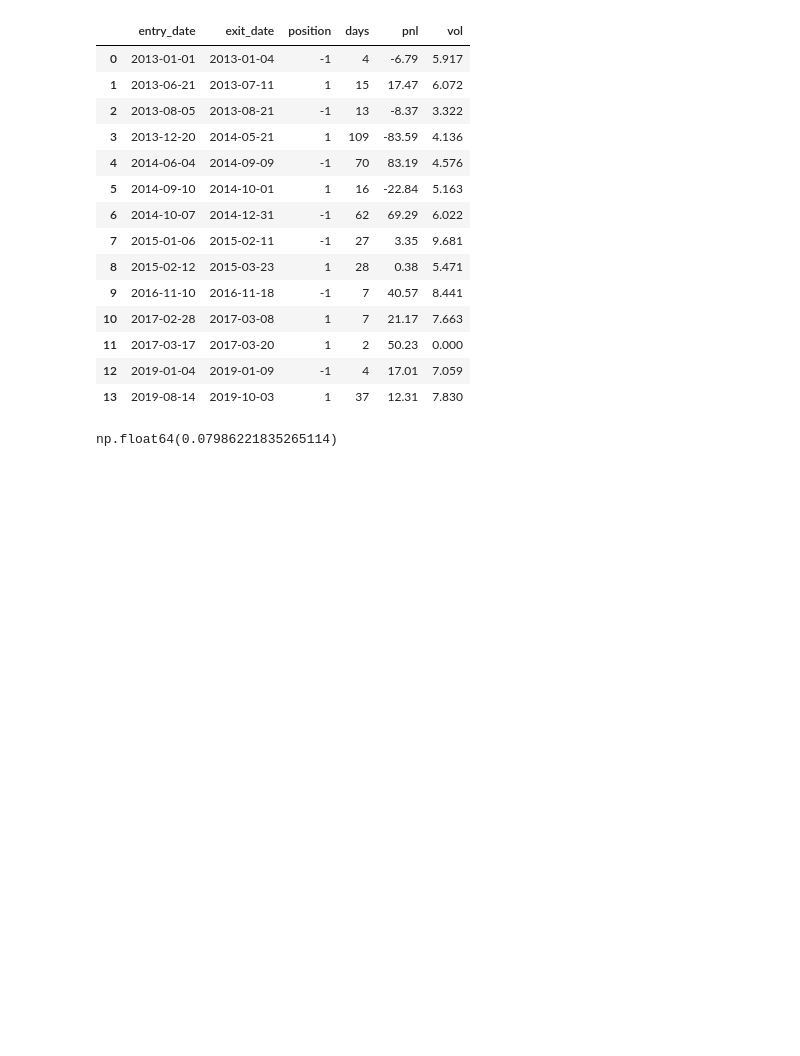
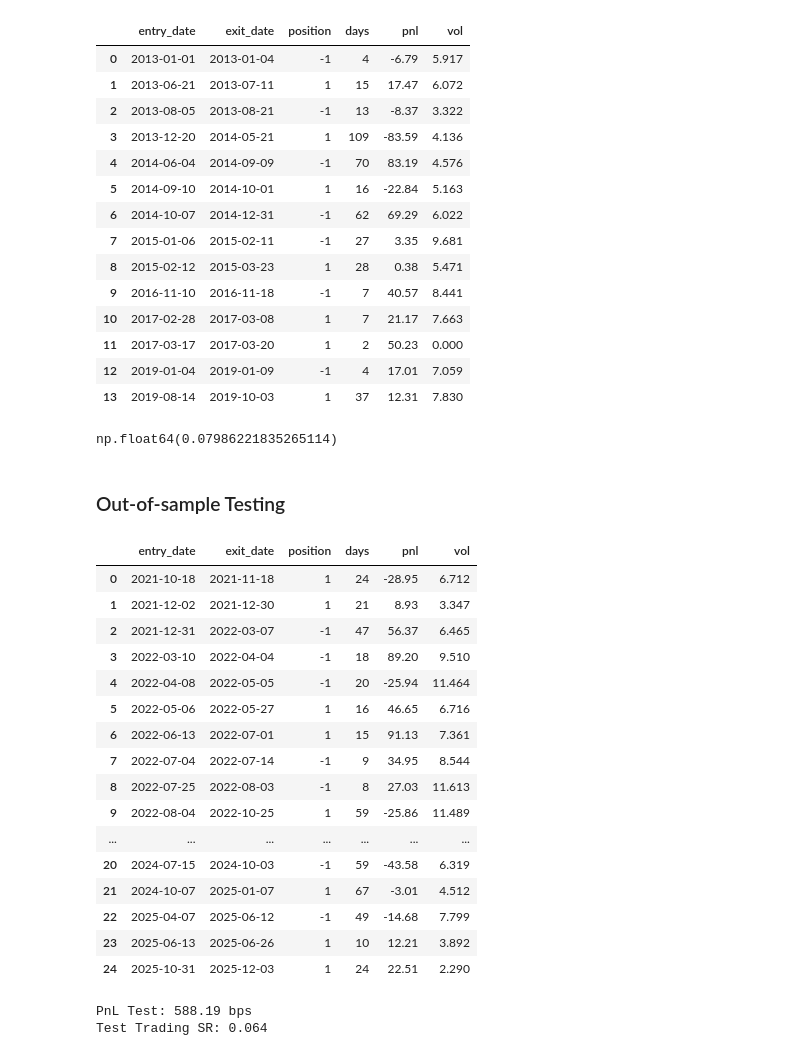
Before and after one commit to hedge-fund-strats/yield-curve-slope-trading, a Jupyter notebook: 05-trading-strat-joaquin.ipynb, the cells around one changed output. Cells and saved outputs as stored; diff of their text form; code cells hidden in the pictures; blank space fills up the shorter version.

Commit message:
OOS test EMA strat

```diff
--- a/05-trading-strat-joaquin.ipynb
+++ b/05-trading-strat-joaquin.ipynb
@@ -147,3 +144,59 @@ sharpe = mod.ema_strat_trading_sharpe(train_scores, train_pca, train_df, portfol
 sharpe
 # %% [output]
 np.float64(0.07986221835265114)
+# %% [markdown]
+### Out-of-sample Testing
+# %%
+portfolio = np.array([
+    -1.0, #1Y
+    0,    #2Y
+    0,    #3Y
+    0,    #4Y
+    0,    #5Y
+    0,    #7Y
+    1.0,  #10Y
+    0,    #15Y
+    0,    #20Y
+    0,    #25Y
+])
+
+test_scores, test_pca = mod.rolling_pca(test_df,
+                                          corr_window_size=252,
+                                          vol_window_size=60,
+                                          recalibration_period=30)
+
+trades_test, _ = mod.ema_strat(test_scores,
+                            test_pca,
+                            test_df,
+                            portfolio,
+                            short=5, long=190, threshold=0.0015)
+
+df_trades_test = pd.DataFrame(trades_test).drop(columns=["pc_loading", "portfolio","mtm"])
+df_trades_test
+# %% [output]
+|  | entry_date | exit_date | position | days | pnl | vol |
+| 0 | 2021-10-18 | 2021-11-18 | 1 | 24 | -28.95 | 6.712 |
+| 1 | 2021-12-02 | 2021-12-30 | 1 | 21 | 8.93 | 3.347 |
+| 2 | 2021-12-31 | 2022-03-07 | -1 | 47 | 56.37 | 6.465 |
+| 3 | 2022-03-10 | 2022-04-04 | -1 | 18 | 89.20 | 9.510 |
+| 4 | 2022-04-08 | 2022-05-05 | -1 | 20 | -25.94 | 11.464 |
+| 5 | 2022-05-06 | 2022-05-27 | 1 | 16 | 46.65 | 6.716 |
+| 6 | 2022-06-13 | 2022-07-01 | 1 | 15 | 91.13 | 7.361 |
+| 7 | 2022-07-04 | 2022-07-14 | -1 | 9 | 34.95 | 8.544 |
+| 8 | 2022-07-25 | 2022-08-03 | -1 | 8 | 27.03 | 11.613 |
+| 9 | 2022-08-04 | 2022-10-25 | 1 | 59 | -25.86 | 11.489 |
+| ... | ... | ... | ... | ... | ... | ... |
+| 20 | 2024-07-15 | 2024-10-03 | -1 | 59 | -43.58 | 6.319 |
+| 21 | 2024-10-07 | 2025-01-07 | 1 | 67 | -3.01 | 4.512 |
+| 22 | 2025-04-07 | 2025-06-12 | -1 | 49 | -14.68 | 7.799 |
+| 23 | 2025-06-13 | 2025-06-26 | 1 | 10 | 12.21 | 3.892 |
+| 24 | 2025-10-31 | 2025-12-03 | 1 | 24 | 22.51 | 2.290 |
+# %%
+print(f"PnL Test: {df_trades_test["pnl"].sum():.2f} bps")
+sharpe_test = mod.ema_strat_trading_sharpe(test_scores, test_pca, test_df, portfolio,
+                                            short=5, long=90, threshold=0.0015)
+
+print(f"Test Trading SR: {sharpe_test:.3f}")
+# %% [output]
+PnL Test: 588.19 bps
+Test Trading SR: 0.064
```
Also changed, not shown: parts of 2 cells of this notebook.
